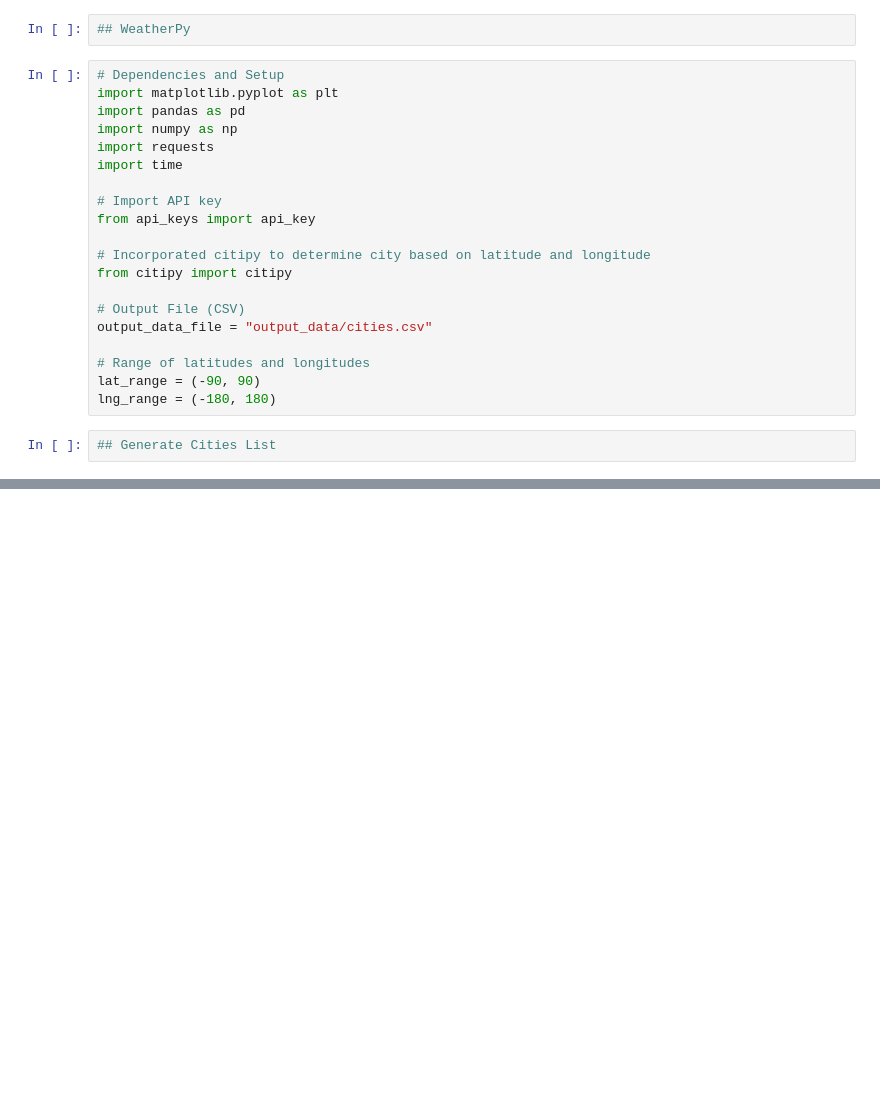
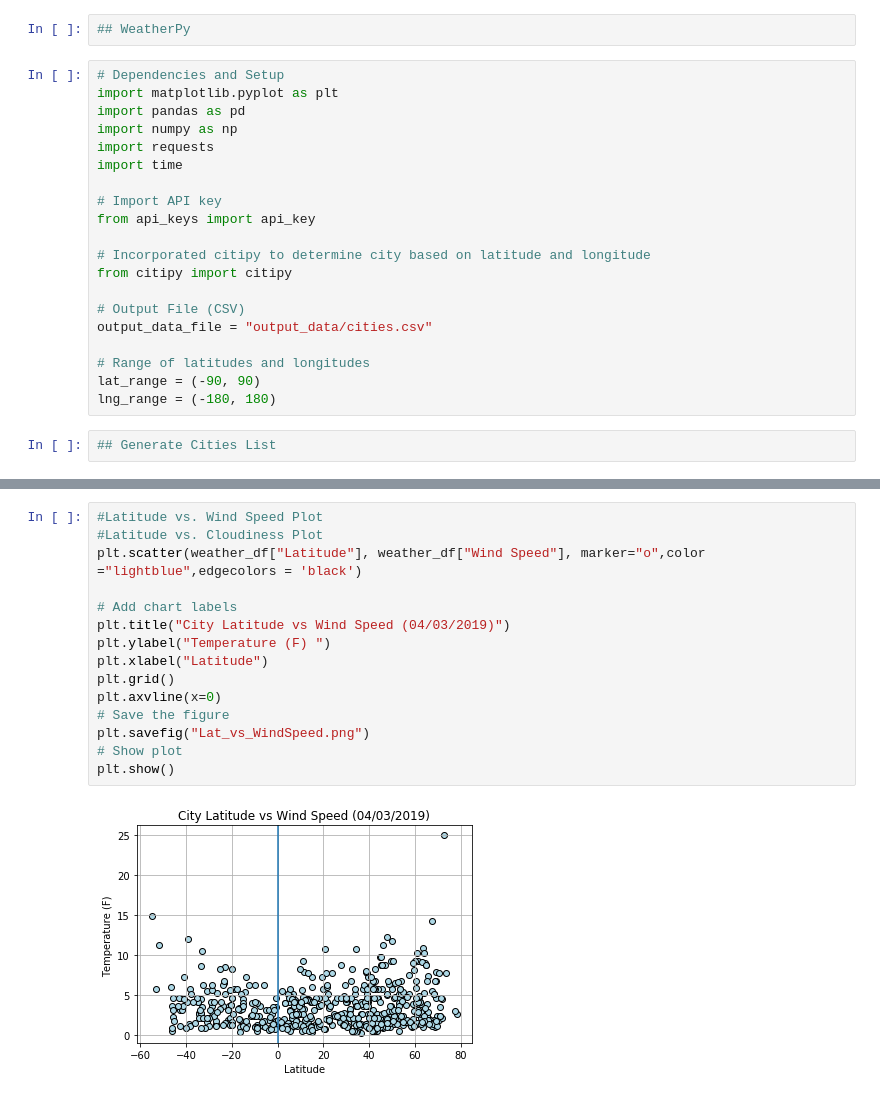
Before and after one commit to kayticodes/UCBX_PROJECTS, a Jupyter notebook: Weather_Py/Hot_Pys .ipynb, the cells around one changed output, grey strips where cells are left out. Saved outputs shown, nothing was run; the diff lists cells and outputs as text; blank space fills up the shorter version.

```diff
--- a/Weather_Py/Hot_Pys .ipynb
+++ b/Weather_Py/Hot_Pys .ipynb
@@ -46,0 +188,17 @@ len(cities)
+# %%
+#Latitude vs. Wind Speed Plot
+#Latitude vs. Cloudiness Plot
+plt.scatter(weather_df["Latitude"], weather_df["Wind Speed"], marker="o",color ="lightblue",edgecolors = 'black')
+
+# Add chart labels
+plt.title("City Latitude vs Wind Speed (04/03/2019)")
+plt.ylabel("Temperature (F) ")
+plt.xlabel("Latitude")
+plt.grid()
+plt.axvline(x=0)
+# Save the figure
+plt.savefig("Lat_vs_WindSpeed.png")
+# Show plot
+plt.show()
+# %% [output]
+[figure, added]
```
Also changed, not shown: parts of 8 cells of this notebook, 5 other files.
